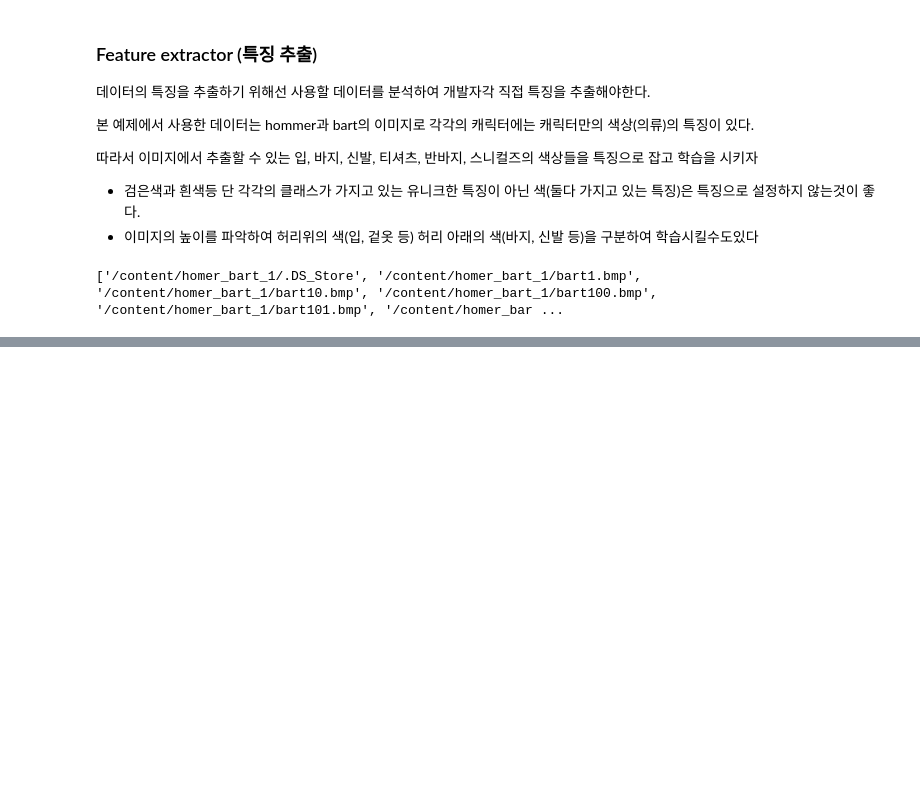
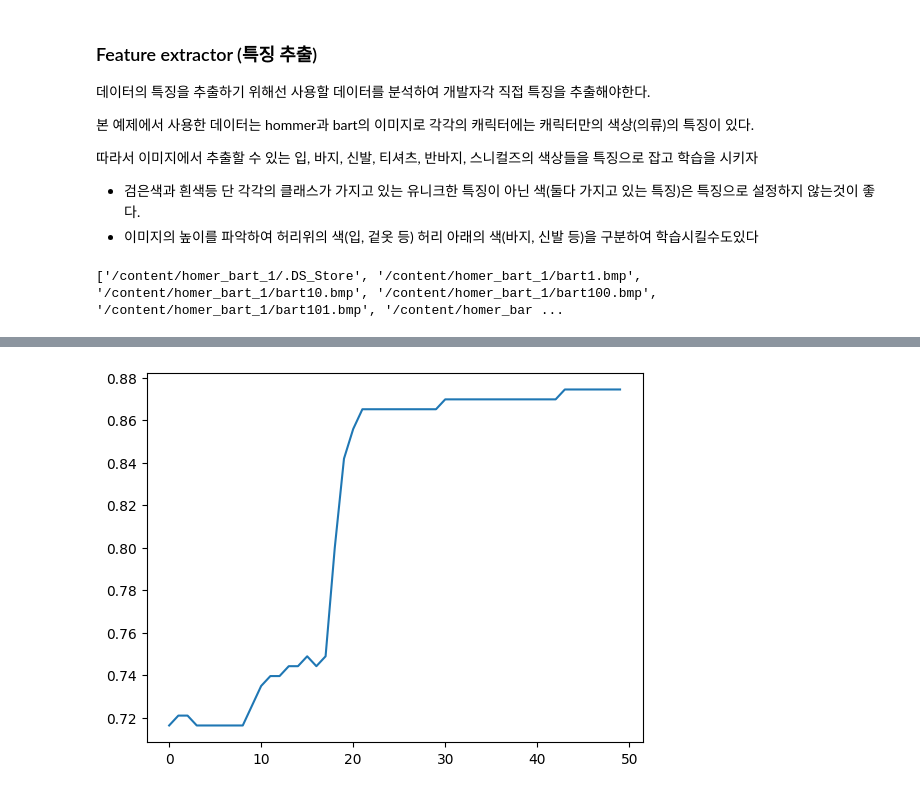
Before and after one commit to LJHgithub2/Computer-Vision, a Jupyter notebook: Neural Network/Neural_network.ipynb, the cells around one changed output, grey strips where cells are left out. Drawn from its saved outputs; the diff is of its cells as text; code cells hidden in the pictures; blank space fills up the shorter version.

```diff
--- a/Neural Network/Neural_network.ipynb
+++ b/Neural Network/Neural_network.ipynb
@@ -520,0 +604,4 @@ Output hidden; open in https://colab.research.google.com to view.
+# %%
+plt.plot(history.history['accuracy']);
+# %% [output]
+[figure, added]
```
Also changed, not shown: parts of 32 cells of this notebook, 1 other file.
